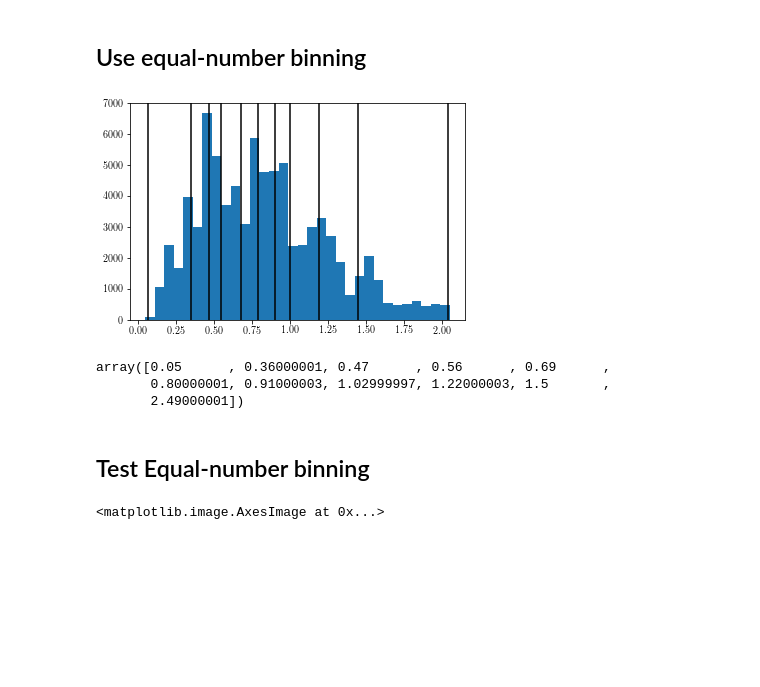
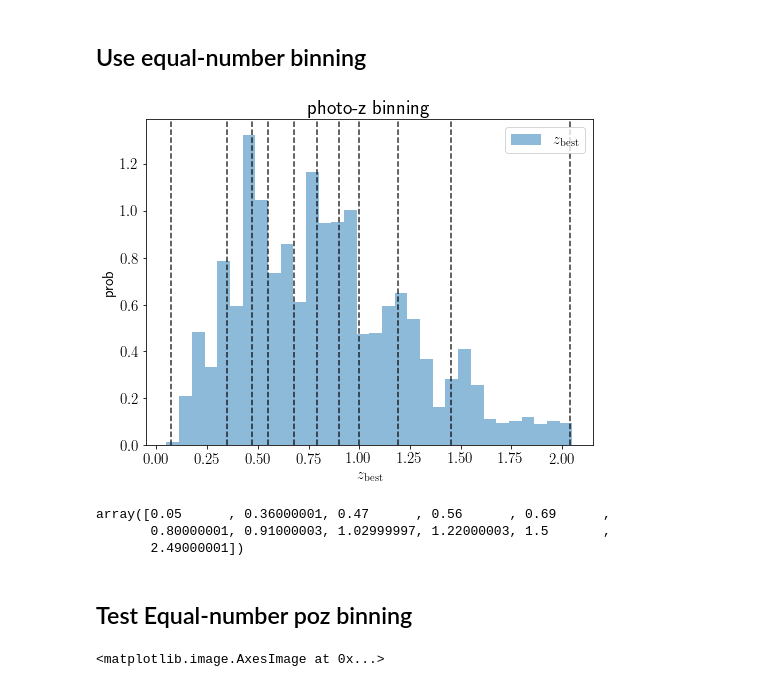
Before and after one commit to mr-superonion/splinv, a Jupyter notebook: notebook/process-stamp-HSClike.ipynb, the cells around one changed output. Drawn from its saved outputs; the diff is of its cells as text; code cells hidden in the pictures; blank space fills up the shorter version.

Commit message:
add plots: poz,zbest-binning,noise_sigma_map

```diff
--- a/notebook/process-stamp-HSClike.ipynb
+++ b/notebook/process-stamp-HSClike.ipynb
@@ -1,7 +1,15 @@
 # %%
 %pylab inline
 import haloSim
-import matplotlib
+import matplotlib as mpl
+
+matplotlib.use('agg')
+matplotlib.rcParams['ps.useafm'] = True
+matplotlib.rcParams['pdf.use14corefonts'] = True
+matplotlib.rcParams['text.usetex'] = True
+matplotlib.rcParams['font.size'] = 15
+import matplotlib.pyplot as plt
+
 import astropy.io.fits as pyfits
 import astropy.table as astTab
 #important constant
@@ -141,6 +149,8 @@ class cartesianGrid3D():
         self.pozPdfAve=None
 
     def pixelize_data(self,x,y,z,v,ws=None):
+        if ws is None:
+            ws=np.ones(len(x))/0.25**2.
         xbin=np.int_((x-self.xbound[0])/self.delta)
         ybin=np.int_((y-self.ybound[0])/self.delta)
         if z is None:
@@ -165,13 +175,10 @@ class cartesianGrid3D():
                     rl2=(x[mskx]-xc)**2.+(y[mskx]-yc)**2.
                     wg=1./np.sqrt(2.*np.pi)/self.sigma*np.exp(-rl2/self.sigma**2./2.)
                     wgsum=np.sum(wg)
-                    if ws is not None:
-                        wl=wg*ws[mskx]
-                    else:
-                        wl=wg/(0.25**2.)
+                    wl=wg*ws[mskx]
                     if wgsum>0.1:
                         dataOut[iz,iy,ix]=np.sum(wl*v[mskx])/np.sum(wl)
-                        varOut[iz,iy,ix]=2.*np.sum(wg**2.)/(np.sum(wl))**2.
+                        varOut[iz,iy,ix]=2.*np.sum(wg**2.*ws[mskx])/(np.sum(wl))**2.
         return dataOut,varOut
 
     def lensing_kernel(self,poz_bins=None,poz_data=None,poz_best=None):
@@ -559,12 +566,18 @@ if True:
     msk&=(zbAll<2.05)
     zbAll=zbAll[msk]
 # %%
+plt.figure(figsize=(8,6))
 zbounds=np.percentile(zbAll,np.linspace(0.,100,11))
-plt.hist(zbAll,bins=32,range=(0.05,2.05))
+plt.hist(zbAll,bins=32,range=(0.05,2.05),density=True,label=r'$z_{\rm{best}}$',alpha=0.5)
 for zb in zbounds:
-    plt.axvline(zb,c='black')
+    plt.axvline(zb,c='black',ls='--',alpha=0.8)
+plt.legend()
+plt.title('photo-z binning',fontsize=20)
+plt.xlabel(r'$z_{\rm{best}}$')
+plt.ylabel('prob')
+plt.savefig('photo-z_binning.pdf')
 # %% [output]
-[figure, old version]
+[figure, new version]
 # %%
 zbounds
 # %% [output]
@@ -577,7 +590,7 @@ parser      =   ConfigParser()
 parser.read(configName)
 gridInfo    =   cartesianGrid3D(parser)
 # %% [markdown]
-## Test Equal-number binning
+## Test Equal-number poz binning
 # %%
 # pixelize data into 3D cartesian coordinates
 raname='raR'
```
Also changed, not shown: parts of 11 cells of this notebook, 1 other file.
